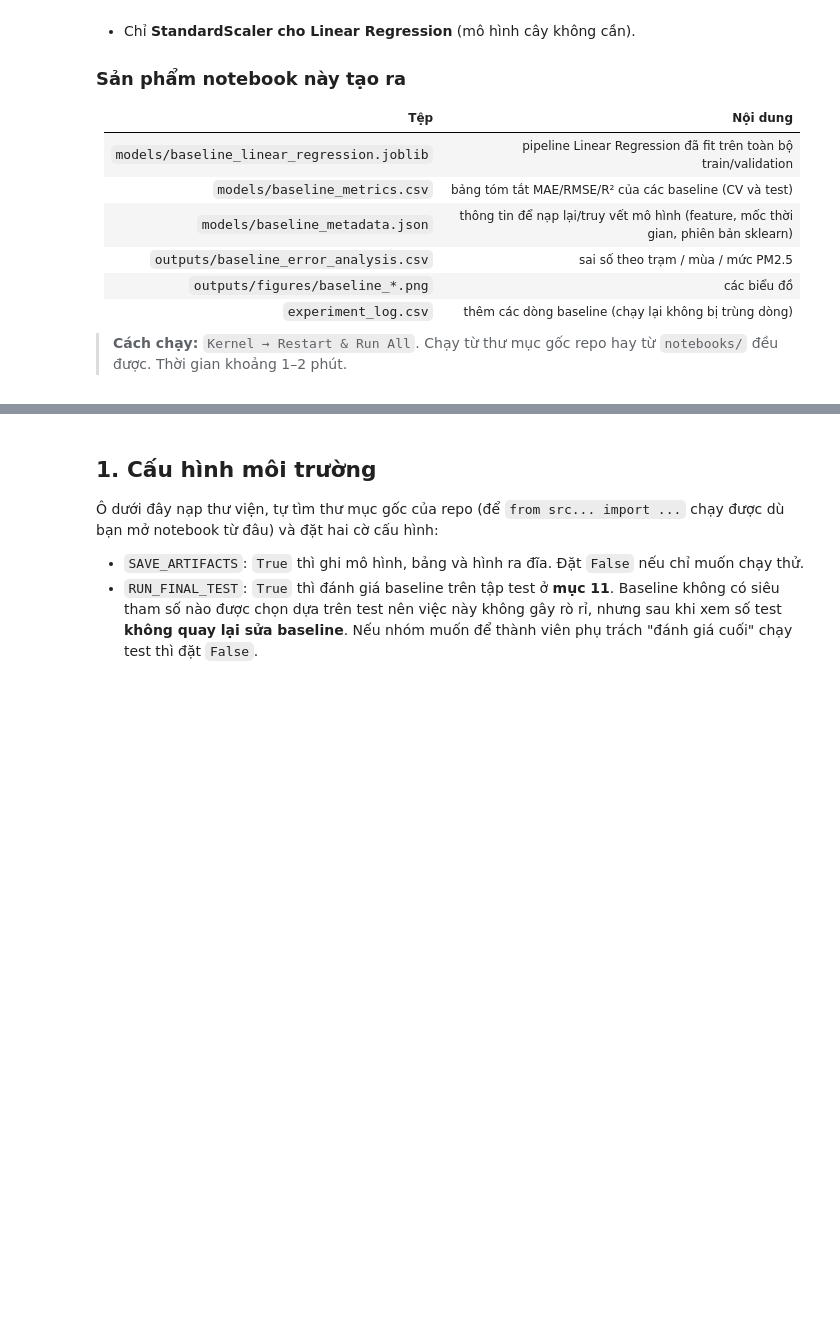
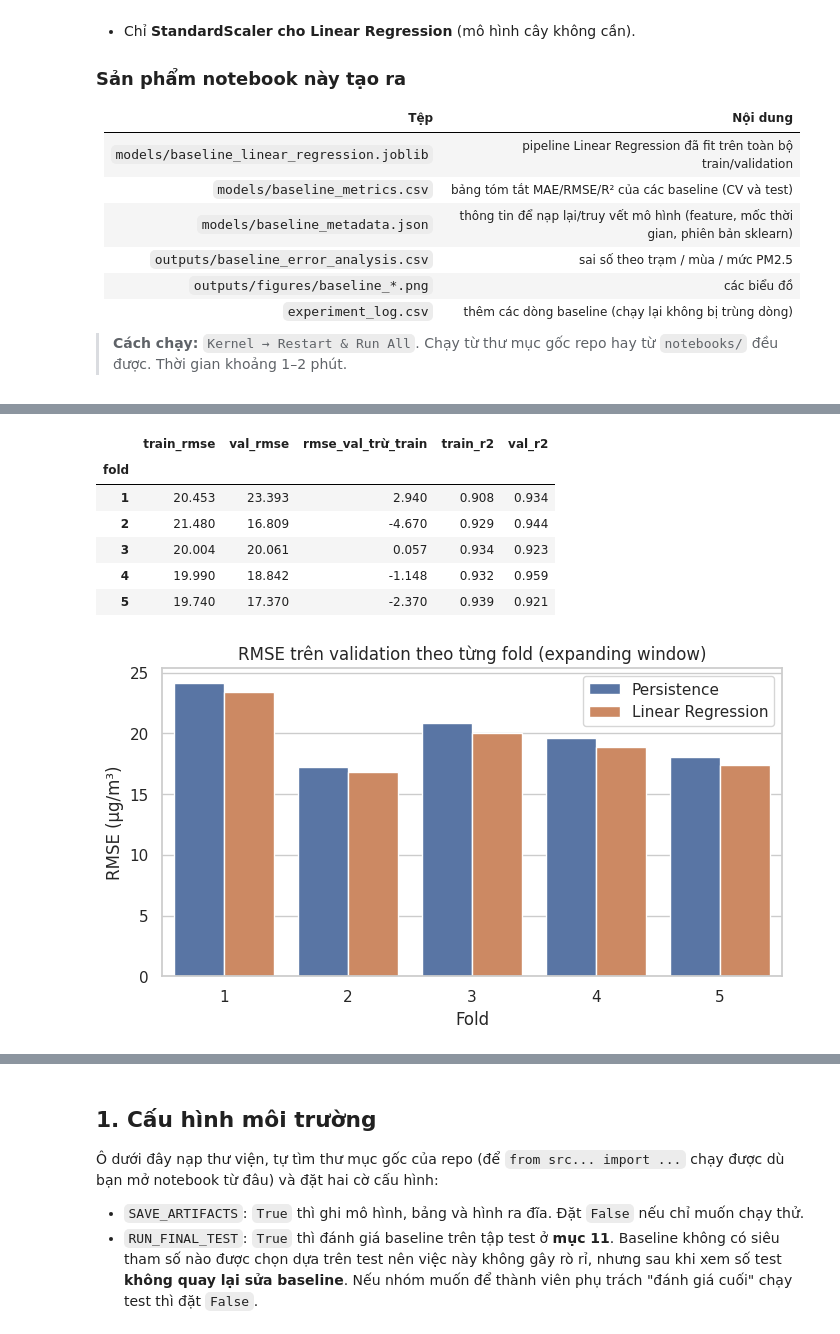
Before and after one commit to bjruly/sgu_finalproject_machinelearning_2026-2027, a Jupyter notebook: notebooks/02_model_training_baseline.ipynb, the cells around one changed output, grey strips where cells are left out. Saved outputs shown, nothing was run; the diff lists cells and outputs as text; code cells hidden in the pictures; blank space fills up the shorter version.

```diff
--- a/notebooks/02_model_training_baseline.ipynb
+++ b/notebooks/02_model_training_baseline.ipynb
@@ -35,0 +151,10 @@ Persistence quan trọng ở chỗ nó trả lời câu hỏi *"mô hình có th
+# %%
+raw = load_data()
+featured = add_features(raw)                      # tạo target t+1, lag, rolling, sin/cos (theo từng trạm)
+labeled = featured.dropna(subset=["target"]).reset_index(drop=True)   # bỏ dòng thiếu target (KHÔNG impute target)
+
+print(f"Dữ liệu gốc            : {raw.shape[0]:>9,} dòng x {raw.shape[1]} cột")
+print(f"Sau add_features       : {featured.shape[0]:>9,} dòng x {featured.shape[1]} cột")
+print(f"Sau khi bỏ thiếu target: {labeled.shape[0]:>9,} dòng  (bỏ {len(featured) - len(labeled):,} dòng)")
+print(f"Số trạm                : {labeled['station'].nunique()}")
+print(f"Số feature đưa vào mô hình: {len(FEATURE_COLUMNS)} ({len(NUMERIC_FEATURES)} số + station + wd)")
@@ -35,0 +317,16 @@ Persistence quan trọng ở chỗ nó trả lời câu hỏi *"mô hình có th
+# %%
+def make_linear_regression():
+    # Pipeline Linear Regression: tiền xử lý có StandardScaler + LinearRegression.
+    return Pipeline([
+        ("prep", build_preprocessor(scale=True)),
+        ("model", LinearRegression()),
+    ])
+
+
+# Xem pipeline biến đổi dữ liệu thành bao nhiêu cột (fit trên train của fold 1)
+tr, va = folds[0]
+_demo = make_linear_regression().fit(X_tv.iloc[tr], y_tv.iloc[tr])
+_names = _demo.named_steps["prep"].get_feature_names_out()
+_groups = pd.Series(_names).str.split("__").str[0].value_counts()
+print("Số cột sau tiền xử lý:", len(_names))
+display(_groups.rename("số cột").to_frame())
@@ -35,0 +449,26 @@ Persistence quan trọng ở chỗ nó trả lời câu hỏi *"mô hình có th
+# %%
+# --- Train so với validation của Linear Regression (kiểm tra overfit / underfit) ---
+lr_val = cv_fold_metrics[cv_fold_metrics["model"] == "Linear Regression"].set_index("fold")
+gap = train_metrics.set_index("fold").join(lr_val[["mae", "rmse", "r2"]].add_prefix("val_"))
+gap["rmse_val_trừ_train"] = gap["val_rmse"] - gap["train_rmse"]
+display(gap[["train_rmse", "val_rmse", "rmse_val_trừ_train", "train_r2", "val_r2"]])
+
+# --- Biểu đồ RMSE theo fold ---
+fig, ax = plt.subplots(figsize=(8, 4))
+sns.barplot(data=cv_fold_metrics[cv_fold_metrics["model"].isin(MAIN_MODELS)],
+            x="fold", y="rmse", hue="model", ax=ax)
+ax.set_title("RMSE trên validation theo từng fold (expanding window)")
+ax.set_xlabel("Fold")
+ax.set_ylabel("RMSE (µg/m³)")
+ax.legend(title="")
+save_fig(fig, "baseline_cv_rmse_by_fold")
+plt.show()
+# %% [output]
+|  | train_rmse | val_rmse | rmse_val_trừ_train | train_r2 | val_r2 |
+| fold |  |  |  |  |  |
+| 1 | 20.453 | 23.393 | 2.940 | 0.908 | 0.934 |
+| 2 | 21.480 | 16.809 | -4.670 | 0.929 | 0.944 |
+| 3 | 20.004 | 20.061 | 0.057 | 0.934 | 0.923 |
+| 4 | 19.990 | 18.842 | -1.148 | 0.932 | 0.959 |
+| 5 | 19.740 | 17.370 | -2.370 | 0.939 | 0.921 |
+[figure, added]
```
Also changed, not shown: parts of 54 cells of this notebook.
